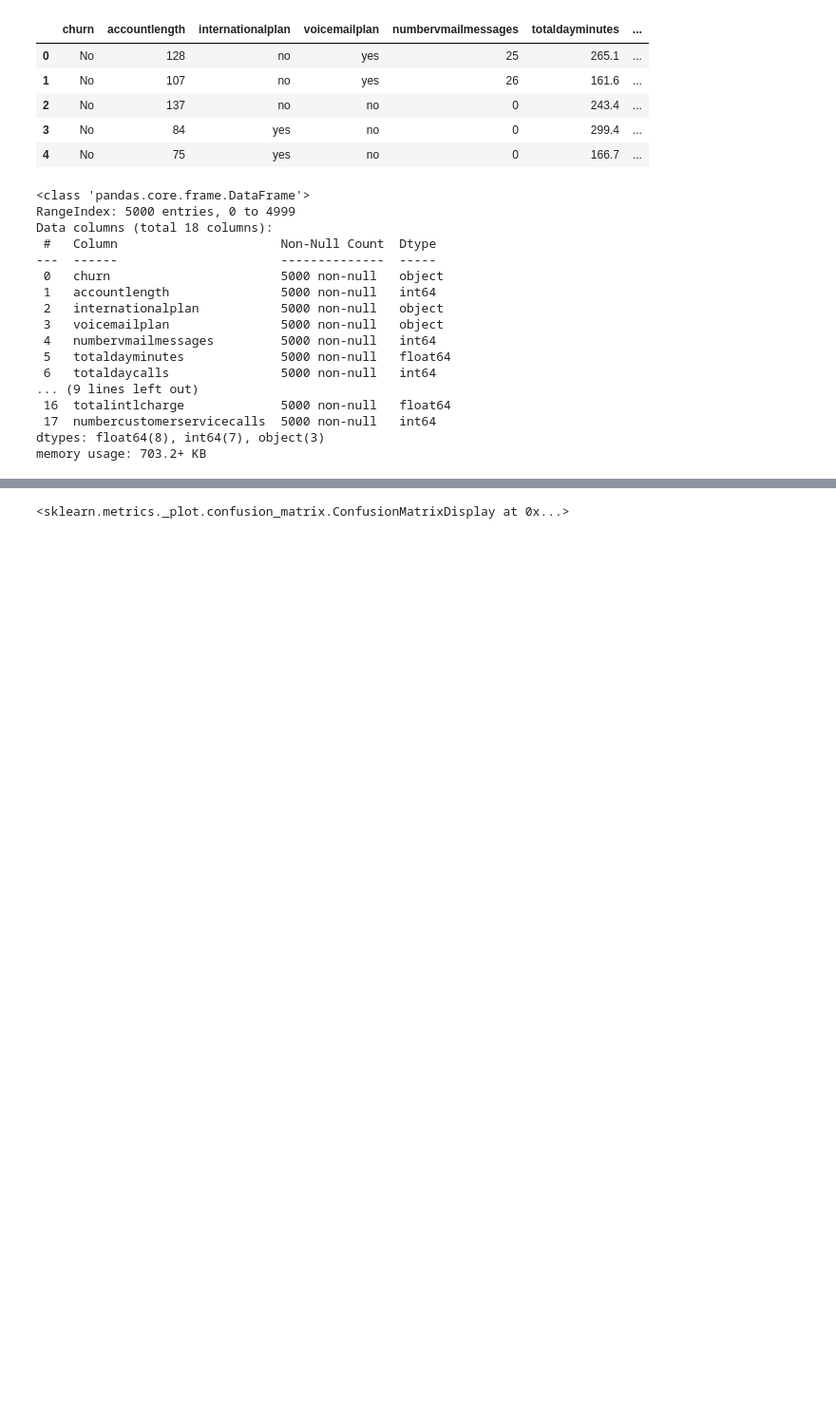
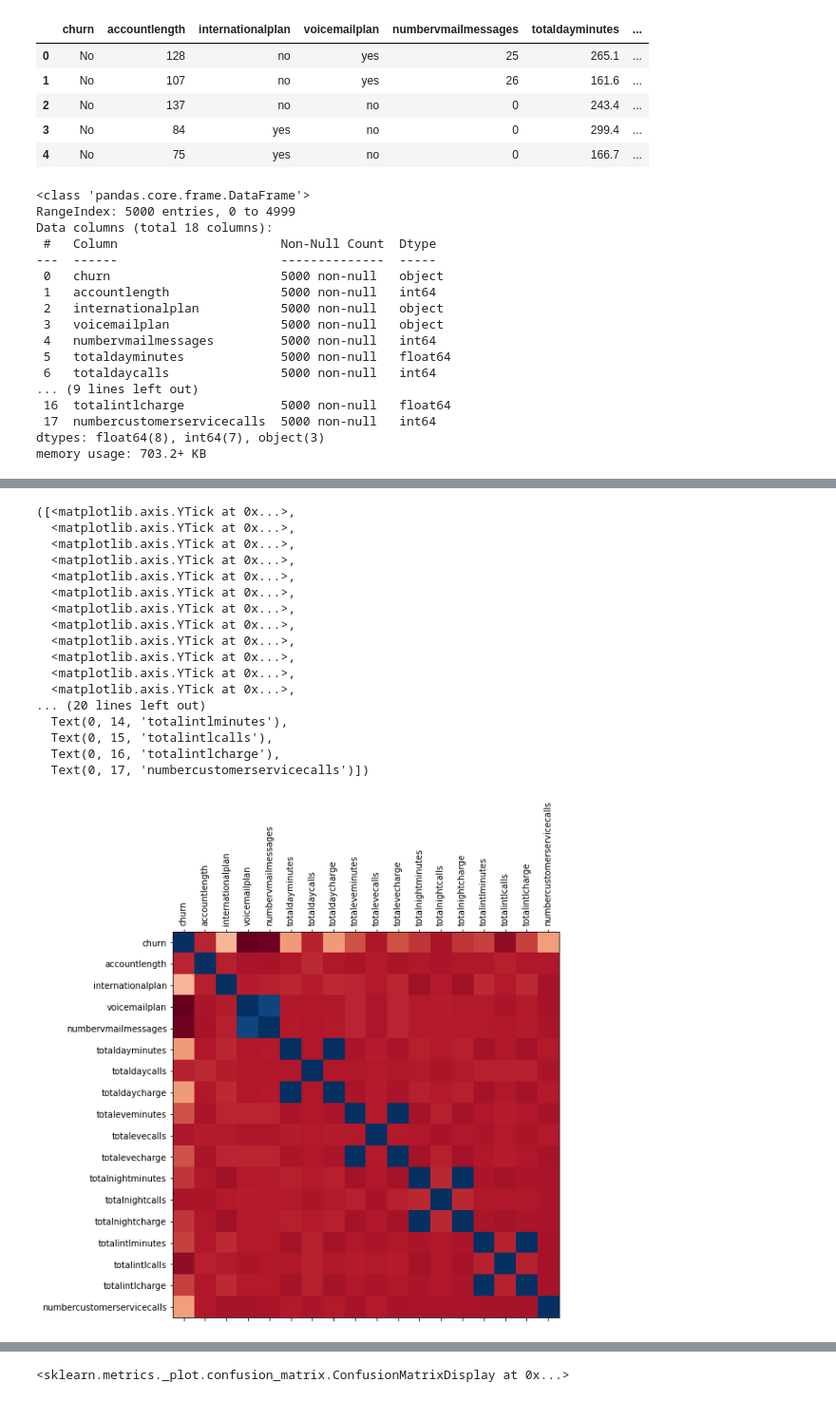
Before and after one commit to DataBadger/PracticeModels, a Jupyter notebook: Projects/ClientRetention/ClientRetention.ipynb, the cells around one changed output, grey strips where cells are left out. Shown at 95% size. Cells and saved outputs as stored; diff of their text form; code cells hidden in the pictures; blank space fills up the shorter version.

```diff
--- a/Projects/ClientRetention/ClientRetention.ipynb
+++ b/Projects/ClientRetention/ClientRetention.ipynb
@@ -45,0 +51,24 @@ df.head()
+# %%
+fig = plt.figure(figsize=(8,8))
+plt.matshow(corr,cmap='RdBu',fignum=fig.number)
+plt.xticks(range(len(corr.columns)), corr.columns, rotation='vertical')
+plt.yticks(range(len(corr.columns)), corr.columns)
+# %% [output]
+([<matplotlib.axis.YTick at 0x...>,
+  <matplotlib.axis.YTick at 0x...>,
+  <matplotlib.axis.YTick at 0x...>,
+  <matplotlib.axis.YTick at 0x...>,
+  <matplotlib.axis.YTick at 0x...>,
+  <matplotlib.axis.YTick at 0x...>,
+  <matplotlib.axis.YTick at 0x...>,
+  <matplotlib.axis.YTick at 0x...>,
+  <matplotlib.axis.YTick at 0x...>,
+  <matplotlib.axis.YTick at 0x...>,
+  <matplotlib.axis.YTick at 0x...>,
+  <matplotlib.axis.YTick at 0x...>,
+... (20 lines left out)
+  Text(0, 14, 'totalintlminutes'),
+  Text(0, 15, 'totalintlcalls'),
+  Text(0, 16, 'totalintlcharge'),
+  Text(0, 17, 'numbercustomerservicecalls')])
+[figure, added]
```
Also changed, not shown: parts of 14 cells of this notebook.
